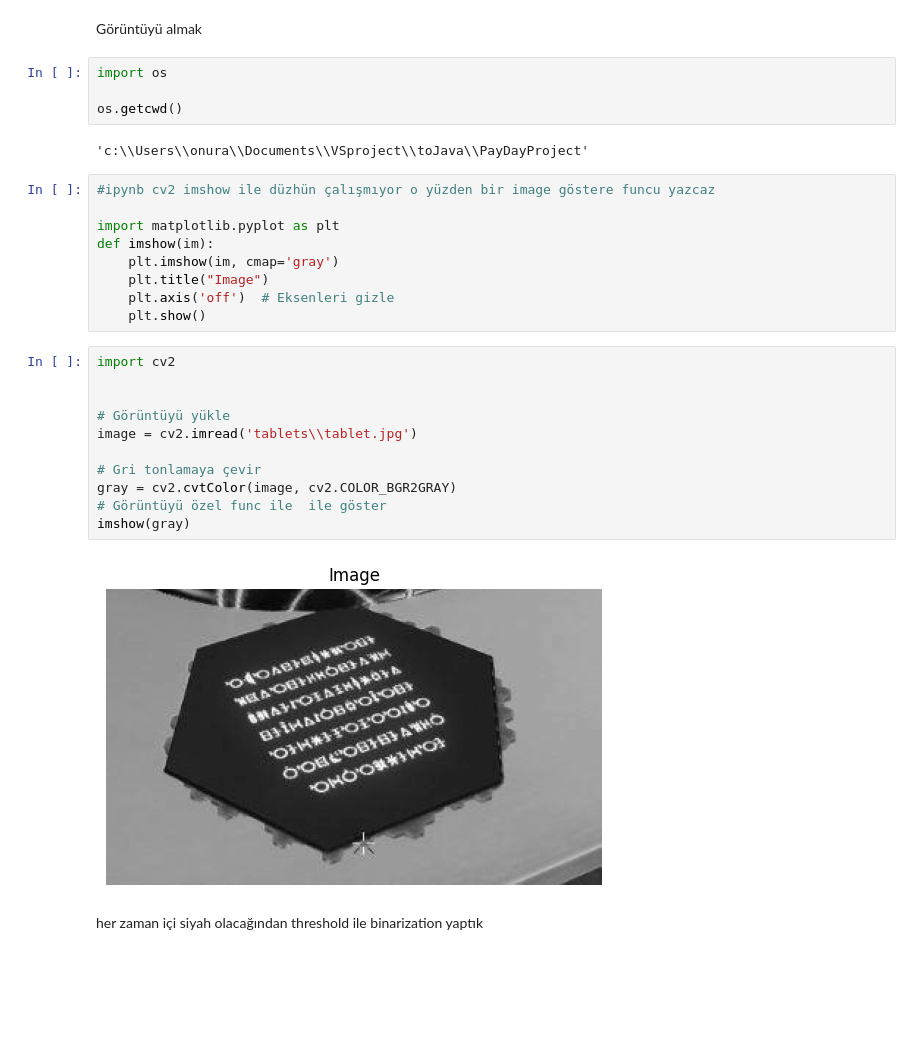
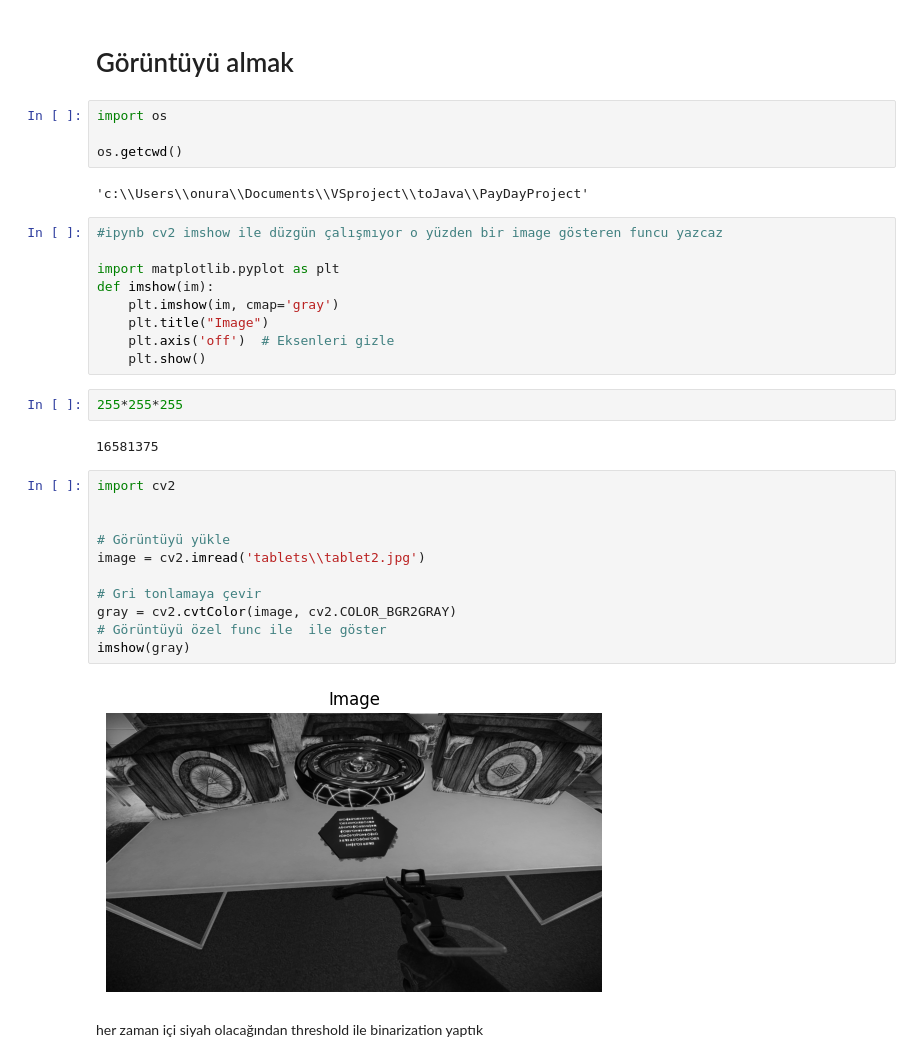
Before and after one commit to onuralpArsln/toJava, a Jupyter notebook: PayDayProject/basicImgProcess.ipynb, the cells around one changed output. Saved outputs shown, nothing was run; the diff lists cells and outputs as text; blank space fills up the shorter version.

```diff
--- a/PayDayProject/basicImgProcess.ipynb
+++ b/PayDayProject/basicImgProcess.ipynb
@@ -1,5 +1,5 @@
-# %% [markdown]
-Görüntüyü almak
+# %% [markdown]
+# Görüntüyü almak
 # %%
 import os
 
@@ -7,7 +7,7 @@ os.getcwd()
 # %% [output]
 'c:\\Users\\onura\\Documents\\VSproject\\toJava\\PayDayProject'
 # %%
-#ipynb cv2 imshow ile düzhün çalışmıyor o yüzden bir image göstere funcu yazcaz
+#ipynb cv2 imshow ile düzgün çalışmıyor o yüzden bir image gösteren funcu yazcaz
 
 import matplotlib.pyplot as plt
 def imshow(im):
@@ -15,19 +15,23 @@ def imshow(im):
     plt.title("Image")
     plt.axis('off')  # Eksenleri gizle
     plt.show()
+# %%
+255*255*255
+# %% [output]
+16581375
 # %%
 import cv2
 
 
 # Görüntüyü yükle
-image = cv2.imread('tablets\\tablet.jpg')
+image = cv2.imread('tablets\\tablet2.jpg')
 
 # Gri tonlamaya çevir
 gray = cv2.cvtColor(image, cv2.COLOR_BGR2GRAY)
 # Görüntüyü özel func ile  ile göster
 imshow(gray)
 # %% [output]
-[figure, old version]
+[figure, new version]
 # %% [markdown]
 her zaman içi siyah olacağından threshold ile binarization yaptık
 # %%
```
Also changed, not shown: parts of 6 cells of this notebook, 1 other file.
